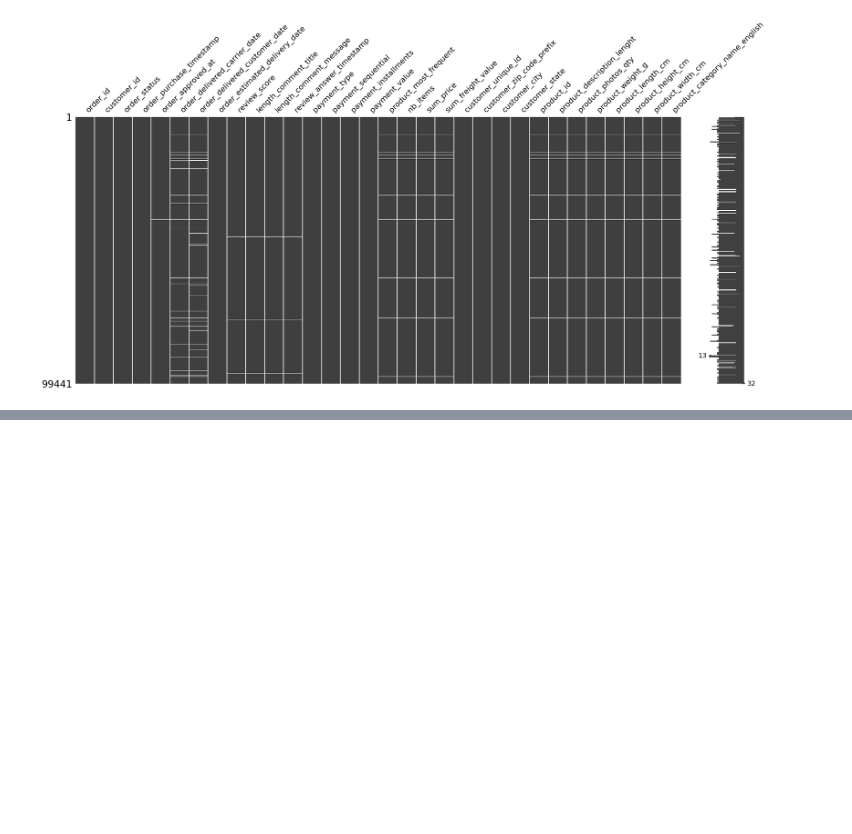
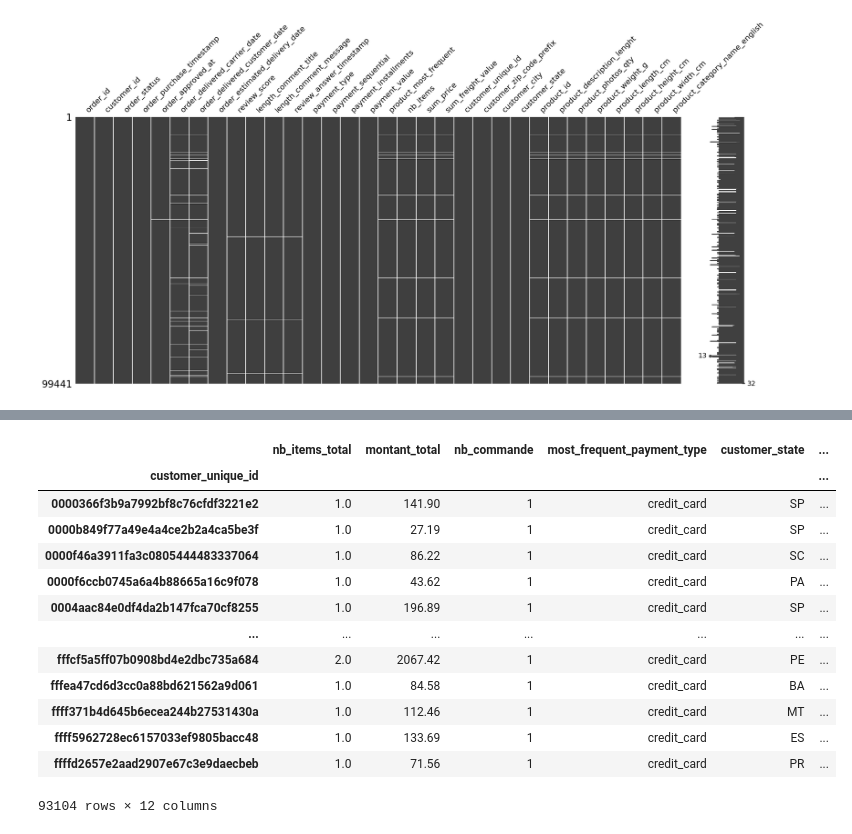
Before and after one commit to StevenDelval/segmentation_client, a Jupyter notebook: anlyse.ipynb, the cells around one changed output, grey strips where cells are left out. Cells and saved outputs as stored; diff of their text form; code cells hidden in the pictures; blank space fills up the shorter version.

```diff
--- a/anlyse.ipynb
+++ b/anlyse.ipynb
@@ -247,0 +235,33 @@ msno.matrix(df_merge)
+# %%
+list_sum = ["nb_items","payment_value"]
+list_count = ["customer_id"]
+list_mod = ["payment_type","customer_state","customer_city","product_category_name_english"]
+list_mean = ["review_score","length_comment_title","length_comment_message"]
+list_first = ["recence","recence_score"]
+dict_sum = dict.fromkeys(list_sum,"sum")
+dict__count = dict.fromkeys(list_count,"count")
+dict_mod = dict.fromkeys(list_mod,get_mode)
+dict_mean = dict.fromkeys(list_mean,"mean")
+dict_first = dict.fromkeys(list_first,"first")
+dict_agg = {**dict_sum ,**dict__count,**dict_mod,**dict_mean,**dict_first }
+# %%
+df_freq = df_merge.groupby("customer_unique_id").agg(dict_agg)
+# %%
+df_freq.columns = ["nb_items_total","montant_total","nb_commande","most_frequent_payment_type","customer_state","customer_city","most_frequent_product_category","mean_review_score","mean_length_comment_title","mean_length_comment_message","recence","recence_score"]
+# %%
+df_freq
+# %% [output]
+|  | nb_items_total | montant_total | nb_commande | most_frequent_payment_type | customer_state | ... |
+| customer_unique_id |  |  |  |  |  | ... |
+| 0000366f3b9a7992bf8c76cfdf3221e2 | 1.0 | 141.90 | 1 | credit_card | SP | ... |
+| 0000b849f77a49e4a4ce2b2a4ca5be3f | 1.0 | 27.19 | 1 | credit_card | SP | ... |
+| 0000f46a3911fa3c0805444483337064 | 1.0 | 86.22 | 1 | credit_card | SC | ... |
+| 0000f6ccb0745a6a4b88665a16c9f078 | 1.0 | 43.62 | 1 | credit_card | PA | ... |
+| 0004aac84e0df4da2b147fca70cf8255 | 1.0 | 196.89 | 1 | credit_card | SP | ... |
+| ... | ... | ... | ... | ... | ... | ... |
+| fffcf5a5ff07b0908bd4e2dbc735a684 | 2.0 | 2067.42 | 1 | credit_card | PE | ... |
+| fffea47cd6d3cc0a88bd621562a9d061 | 1.0 | 84.58 | 1 | credit_card | BA | ... |
+| ffff371b4d645b6ecea244b27531430a | 1.0 | 112.46 | 1 | credit_card | MT | ... |
+| ffff5962728ec6157033ef9805bacc48 | 1.0 | 133.69 | 1 | credit_card | ES | ... |
+| ffffd2657e2aad2907e67c3e9daecbeb | 1.0 | 71.56 | 1 | credit_card | PR | ... |
+93104 rows × 12 columns
```
Also changed, not shown: parts of 22 cells of this notebook, 2 other files.
